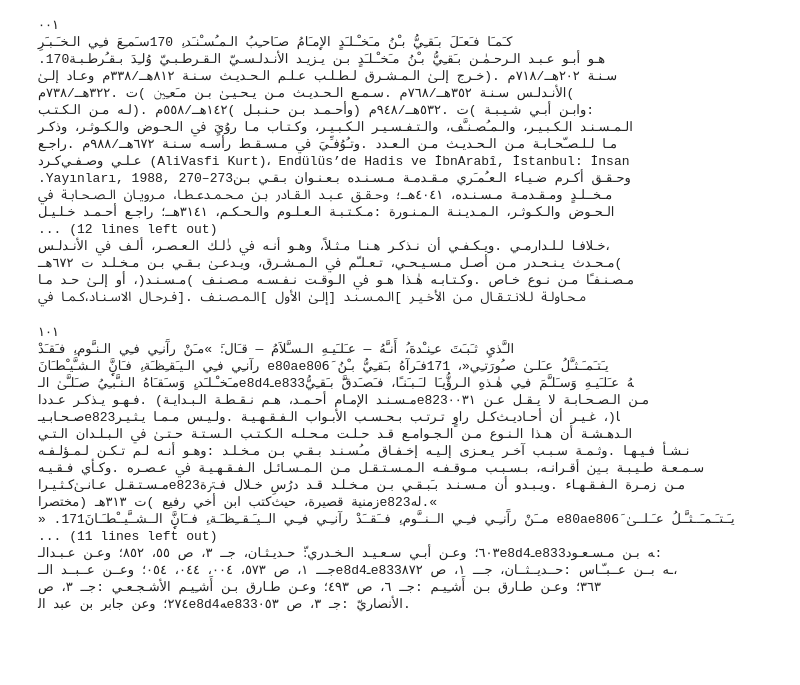
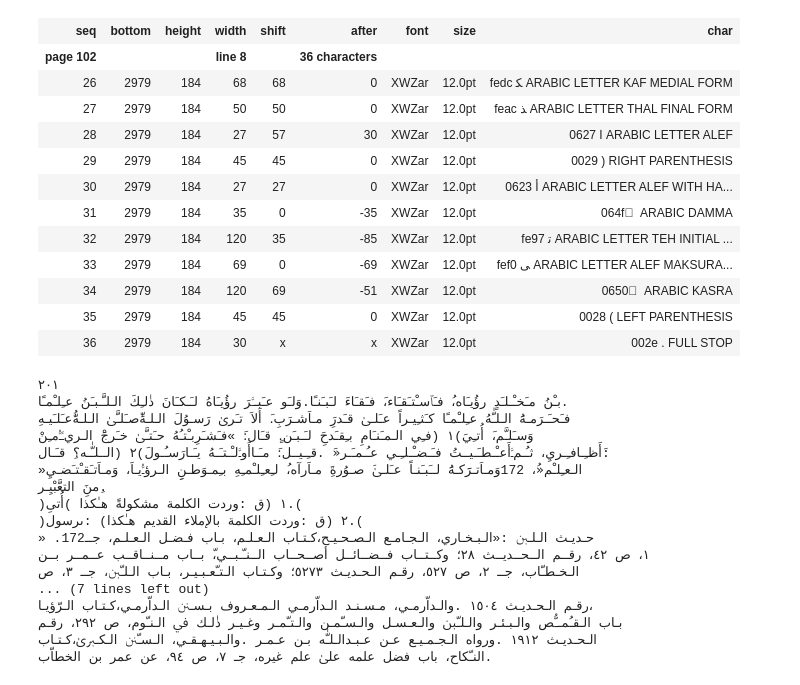
Before and after one commit to among/fusus, a Jupyter notebook: source/getTextPage.ipynb, the cells around one changed output. Drawn from its saved outputs; the diff is of its cells as text; code cells hidden in the pictures; blank space fills up the shorter version.

```diff
--- a/source/getTextPage.ipynb
+++ b/source/getTextPage.ipynb
@@ -95,37 +79,36 @@ Lw.showInfo("100-101", onlyPuas=False, long=False)
+# %%
+Lw.showLines(testPages, 8, "26-81")
+# %% [output]
+| seq | bottom | height | width | shift | after | font | size | char |
+| page 102 |  |  | line 8 |  | 36 characters |  |  |
+| 26 | 2979 | 184 | 68 | 68 | 0 | XWZar | 12.0pt | fedc ﻜ ARABIC LETTER KAF MEDIAL FORM |
+| 27 | 2979 | 184 | 50 | 50 | 0 | XWZar | 12.0pt | feac ﺬ ARABIC LETTER THAL FINAL FORM |
+| 28 | 2979 | 184 | 27 | 57 | 30 | XWZar | 12.0pt | 0627 ا ARABIC LETTER ALEF |
+| 29 | 2979 | 184 | 45 | 45 | 0 | XWZar | 12.0pt | 0029 ) RIGHT PARENTHESIS |
+| 30 | 2979 | 184 | 27 | 27 | 0 | XWZar | 12.0pt | 0623 أ ARABIC LETTER ALEF WITH HA... |
+| 31 | 2979 | 184 | 35 | 0 | -35 | XWZar | 12.0pt | 064f ُ ARABIC DAMMA |
+| 32 | 2979 | 184 | 120 | 35 | -85 | XWZar | 12.0pt | fe97 ﺗ ARABIC LETTER TEH INITIAL ... |
+| 33 | 2979 | 184 | 69 | 0 | -69 | XWZar | 12.0pt | fef0 ﻰ ARABIC LETTER ALEF MAKSURA... |
+| 34 | 2979 | 184 | 120 | 69 | -51 | XWZar | 12.0pt | 0650 ِ ARABIC KASRA |
+| 35 | 2979 | 184 | 45 | 45 | 0 | XWZar | 12.0pt | 0028 ( LEFT PARENTHESIS |
+| 36 | 2979 | 184 | 30 | x | x | XWZar | 12.0pt | 002e . FULL STOP |
 # %%
-Lw.htmlPages("100-101")
+Lw.htmlPages(testPages)
 # %% [output]
-٠٠١
-ﻛـَﻤـَﺎ ﻓـَﻌـَﻞَ ﺑـَﻘـِﻲُّ ﺑـْﻦُ ﻣـَﺨـْـﻠـَﺪٍ اﻻِٕﻣـَﺎمُ ﺻـَﺎﺣـِﺐُ اﻟـﻤـُﺴـْﻨـَﺪ،ِ 170ﺳـَﻤـِﻊَ ﻓـِﻲ اﻟـﺨـَـﺒـَﺮِ
-.170ﻫـﻮ أﺑـﻮ ﻋـﺒـﺪ اﻟـﺮﺣـﻤٰـﻦ ﺑـَﻘـِﻲُّ ﺑـْﻦُ ﻣـَﺨـْـﻠـَﺪٍ ﺑـﻦ ﻳـﺰﻳـﺪ اﻷﻧـﺪﻟـﺴـﻲّ اﻟـﻘـﺮﻃـﺒـﻲّ وُﻟـِﺪَ ﺑـﻘـُﺮﻃـﺒـﺔ
-ﺳـﻨـﺔ ٢٠٢ﻫــ/٧١٨م .(ﺧـﺮج إﻟـﲐ اﻟـﻤـﺸـﺮق ﻟـﻄـﻠـﺐ ﻋـﻠـﻢ اﻟـﺤـﺪﻳـﺚ ﺳـﻨـﺔ ٨١٢ﻫــ/٣٣٨م وﻋـﺎد إﻟـﲐ
-اﻷﻧـﺪﻟـﺲ ﺳـﻨـﺔ ٣٥٢ﻫــ/٧٦٨م .ﺳـﻤـﻊ اﻟـﺤـﺪﻳـﺚ ﻣـﻦ ﻳـﺤـﻴـﲐ ﺑـﻦ ﻣـَﻌـِﲔ )ت .٣٢٢ﻫــ/٧٣٨م(
-واﺑـﻦ أﺑـﻲ ﺷـﻴـﺒـﺔ )ت .٥٣٢ﻫــ/٩٤٨م (وأﺣـﻤـﺪ ﺑـﻦ ﺣـﻨـﺒـﻞ )١٤٢ﻫــ/٥٥٨م .(ﻟـﻪ ﻣـﻦ اﻟـﻜـﺘـﺐ:
-اﻟـﻤـﺴـﻨـﺪ اﻟـﻜـﺒـﻴـﺮ، واﻟـﻤـُﺼـﻨـَّﻒ، واﻟـﺘـﻔـﺴـﻴـﺮ اﻟـﻜـﺒـﻴـﺮ، وﻛـﺘـﺎب ﻣـﺎ روُيَِ ﰲ اﻟـﺤـﻮض واﻟـﻜـﻮﺛـﺮ، وذﻛـﺮ
-ﻣـﺎ ﻟـﻠـﺼـّﺤـﺎﺑـﺔ ﻣـﻦ اﻟـﺤـﺪﻳـﺚ ﻣـﻦ اﻟـﻌـﺪد .وﺗـُﻮُﻓـﱢﻲَ ﰲ ﻣـﺴـﻘـﻂ رأﺳـﻪ ﺳـﻨـﺔ ٦٧٢ﻫــ/٩٨٨م .راﺟـﻊ
-ﻋـﻠـﻲ وﺻـﻔـﻲﻛـﺮد (AliVasfi Kurt)، Endülüs’de Hadis ve İbnArabî, İstanbul: İnsan
-.Yayınları, 1988, 270–273وﺣـﻘـﻖ أﻛـﺮم ﺿـﻴـﺎء اﻟـﻌـُﻤـَﺮي ﻣـﻘـﺪﻣـﺔ ﻣـﺴـﻨـﺪه ﺑـﻌـﻨـﻮان ﺑـﻘـﻲ ﺑـﻦ
-ﻣـﺨــﻠـﺪٍ وﻣـﻘـﺪﻣـﺔ ﻣـﺴـﻨـﺪه، ٤٠٤١ﻫــ؛ وﺣـﻘـﻖ ﻋـﺒـﺪ اﻟـﻘـﺎدر ﺑـﻦ ﻣـﺤـﻤـﺪﻋـﻄـﺎ، ﻣـﺮوﻳـﺎن اﻟـﺼـﺤـﺎﺑـﺔ ﰲ
-اﻟـﺤـﻮض واﻟـﻜـﻮﺛـﺮ، اﻟـﻤـﺪﻳـﻨـﺔ اﻟـﻤـﻨـﻮرة :ﻣـﻜـﺘـﺒـﺔ اﻟـﻌـﻠـﻮم واﻟـﺤـﻜـﻢ، ٣١٤١ﻫــ؛ راﺟـﻊ أﺣـﻤـﺪ ﺧـﻠـﻴـﻞ
-... (12 lines left out)
-ﺧـﻼﻓـﺎ ﻟـﻠـﺪارﻣـﻲ .وﻳـﻜـﻔـﻲ أن ﻧـﺬﻛـﺮ ﻫـﻨـﺎ ﻣـﺜـﻼً، وﻫـﻮ أﻧـﻪ ﰲ ذٰﻟـﻚ اﻟـﻌـﺼـﺮ، أﻟـﻒ ﰲ اﻷﻧـﺪﻟـﺲ،
-ﻣـﺤـﺪث ﻳـﻨـﺤـﺪر ﻣـﻦ أﺻـﻞ ﻣـﺴـﻴـﺤـﻲ، ﺗـﻌـﻠـّﻢ ﰲ اﻟـﻤـﺸـﺮق، وﻳـﺪﻋـﲐ ﺑـﻘـﻲ ﺑـﻦ ﻣـﺨـﻠـﺪ ت ٦٧٢ﻫــ(
-ﻣـﺼـﻨـﻔـًﺎ ﻣـﻦ ﻧـﻮع ﺧـﺎص .وﻛـﺘـﺎﺑـﻪ ﻫٰـﺬا ﻫـﻮ ﰲ اﻟـﻮﻗـﺖ ﻧـﻔـﺴـﻪ ﻣـﺼـﻨـﻒ )ﻣـﺴـﻨـﺪ(، أو إﻟـﲐ ﺣـﺪ ﻣـﺎ
-ﻣـﺤـﺎوﻟـﺔ ﻟـﻼﻧـﺘـﻘـﺎل ﻣـﻦ اﻷﺧـﻴـﺮ ]اﻟـﻤـﺴـﻨـﺪ [إﻟـﲐ اﻷول ]اﻟـﻤـﺼـﻨـﻒ .[ﻓـﺮﺣـﺎل اﻻﺳـﻨـﺎد،ﻛـﻤـﺎ ﰲ
+٢٠١
+ﺑـْﻦُ ﻣـَﺨـْـﻠـَﺪٍ رؤُﻳـَﺎه،ُ ﻓـَﭑﺳـْﺘـَﻘـَﺎء،َ ﻓـَﻘـَﺎءَ ﻟـَﺒـَﻨـًﺎ.وَﻟـَﻮ ﻋـَﺒـﳲﺮَ رؤُﻳـَﺎهُ ﻟـَـﻜـَﺎنَ ذٰﻟـِﻚَ اﻟـﻠـَّـﺒـَﻦُ ﻋـِﻠـْﻤـًﺎ.
+ﻓـَﺤـَـﺮَﻣـﻪَُ اﻟـﻠـّٰﻪُ ﻋـِﻠـْﻤـًﺎ ﻛـَﺜـِﻴـﺮاً ﻋـَﻠـﲐ ﻗـَﺪرَِ ﻣـﺎَﺷـﺮَبِ.َ أَﻻَ ﺗـَﺮﱝ رَﺳـﻮُلَ اﻟـﻠـﻪِّٰﺻـَﻠـَّﲐ اﻟـﻠـﻪُّٰﻋـَﻠـَﻴـﻪِ
+وَﺳـَﻠـَّﻢ،َ أُﺗـِﻲَ)١ (ﻓـِﻲ اﻟـﻤـَﻨـَﺎمِ ﺑـِﻘـَﺪحَِ ﻟـَـﺒـَﻦ.ٍ ﻗـَﺎل:َ »ﻓـَﺸـَﺮِﺑـْﺘـُﻪُ ﺣـَﺘـَّﲐ ﺧـَﺮجَْ اﻟـﺮيﳴﳳﻣـِﻦْ
+أَﻇـِـﺎﻓـِـﺮيِ، ﺛـُـﻢﳲأَﻋـْـﻄـَـﻴــﺖُ ﻓـَـﻀـْـﻠـِـﻲ ﻋـُـﻤـَـﺮ«َ .ﻗـِـﻴــﻞ:َ ﻣـَـﺎأَوﳲﻟـْـﺘـَـﻪُ ﻳـَـﺎرَﺳـُـﻮلَ)٢ (اﻟــﻠـّٰـﻪ؟ِ ﻗـَـﺎل:َ
+»اﻟـﻌـِﻠـْﻢ«ُ، 172وَﻣـﺎَﺗـﺮََﻛـﻪَُ ﻟــَﺒـَﻨـﺎً ﻋـَﻠـﲐَ ﺻـﻮُرةَِ ﻣـﺎَرآه،ُ ﻟـِﻌـِﻠـْﻤـِﻪِ ﺑـِﻤـﻮَﻃـﻦِِ اﻟـﺮؤﳳﻳـﺎَ، وَﻣـﺎَﺗـَﻘـْﺘـَﻀـﻲِ
+ﻣﻦَِ اﻟﺘﻌَّﺒْﻴِـﺮ.ِ
+)١ (ق :وردت اﻟﻜﻠﻤﺔ ﻣﺸﻜﻮﻟﺔً ﻫـٰﻜﺬا )أُﺗﻰِ.(
+)٢ (ق :وردت اﻟﻜﻠﻤﺔ ﺑﺎﻹﻣﻼء اﻟﻘﺪﻳﻢ ﻫـٰﻜﺬا) :ﯨﺮﺳﻮل.(
+» .172ﺣـﺪﻳـﺚ اﻟـﻠـﱭ :«اﻟـﺒـﺨـﺎري، اﻟـﺠـﺎﻣـﻊ اﻟـﺼـﺤـﻴـﺢ،ﻛـﺘـﺎب اﻟـﻌـﻠـﻢ، ﺑـﺎب ﻓـﻀـﻞ اﻟـﻌـﻠـﻢ، ﺟــ
+١، ص ٤٢، رﻗــﻢ اﻟــﺤــﺪﻳــﺚ ٢٨؛ وﻛــﺘــﺎب ﻓــﻀــﺎﺋــﻞ أﺻــﺤــﺎب اﻟــﻨـّـﺒــﻲ،ّ ﺑــﺎب ﻣــﻨــﺎﻗــﺐ ﻋــﻤــﺮ ﺑــﻦ
+اﻟـﺨـﻄـّﺎب، ﺟــ ٢، ص ٥٢٧، رﻗـﻢ اﻟـﺤـﺪﻳـﺚ ٥٢٧٣؛ وﻛـﺘـﺎب اﻟـﺘـّﻌـﺒـﻴـﺮ، ﺑـﺎب اﻟـﻠـّﱭ، ﺟــ ٣، ص
+... (7 lines left out)
+رﻗـﻢ اﻟـﺤـﺪﻳـﺚ ١٥٠٤ .واﻟـﺪاّرﻣـﻲ، ﻣـﺴـﻨـﺪ اﻟـﺪاّرﻣـﻲ اﻟـﻤـﻌـﺮوف ﺑـﺴـﲍ اﻟـﺪاّرﻣـﻲ،ﻛـﺘـﺎب اﻟـﺮّؤﻳـﺎ،
+ﺑـﺎب اﻟـﻘـُﻤـﳳﺺ واﻟـﺒـﺌـﺮ واﻟـﻠـّﱭ واﻟـﻌـﺴـﻞ واﻟـﺴـّﻤـﻦ واﻟـﺘـّﻤـﺮ وﻏـﻴـﺮ ذٰﻟـﻚ ﰲ اﻟـﻨـّﻮم، ص ٢٩٢، رﻗـﻢ
+اﻟـﺤـﺪﻳـﺚ ١٩١٢ .ورواه اﻟـﺠـﻤـﻴـﻊ ﻋـﻦ ﻋـﺒـﺪاﻟـﻠـّٰﻪ ﺑـﻦ ﻋـﻤـﺮ .واﻟـﺒـﻴـﻬـﻘـﻲ، اﻟـﺴـّﲍ اﻟـﻜـﱪﱝ،ﻛـﺘـﺎب
+اﻟﻨـّﻜﺎح، ﺑﺎب ﻓﻀﻞ ﻋﻠﻤﻪ ﻋﻠﲐ ﻋﻠﻢ ﻏﻴﺮه، ﺟـ ٧، ص ٩٤، ﻋﻦ ﻋﻤﺮ ﺑﻦ اﻟﺨﻄﺎّب.
-١٠١
-اﻟـَّﺬيِ ﺛـَﺒـَﺖَ ﻋـِﻨـْﺪهَ،ُ أَﻧـَّﻪُ ― ﻋـَﻠـَﻴـﻪِ اﻟـﺴـَّﻼَمُ ― ﻗـَﺎل:َ »ﻣـَﻦْ رآَﻧـِﻲ ﻓـِﻲ اﻟـﻨـَّﻮم،ِ ﻓـَﻘـَﺪْ
-رآﻧـِﻲ ﻓـِﻲ اﻟـﻴـَﻘـِﻈـَﺔ،ِ ﻓـَﺎنَِّٕ اﻟـﺸـَّﻴـْﻄـَﺎنَ e80ae806َ ﻳـَﺘـَﻤـَـﺜـَّﻞُ ﻋـَﻠـﲐ ﺻـُﻮرَﺗـِﻲ«، 171ﻓـَﺮآهُ ﺑـَﻘـِﻲُّ ﺑـْﻦُ
-ﻣـَﺨـْـﻠـَﺪ،ٍ وَﺳـَﻘـَﺎهُ اﻟـﻨـَّﺒـِﻲُ ﺻـَﻠـَّﲐ اﻟـe8d4ـe833ﻪُ ﻋـَﻠـَﻴـﻪِ وَﺳـَﻠـَّﻢَ ﻓـِﻲ ﻫٰـﺬهِِ اﻟـﺮؤُّﻳـَﺎ ﻟـَـﺒـَﻨـًﺎ، ﻓـَﺼـَﺪقََّ ﺑـَﻘـِﻲُّ
-ﻣـﺴـﻨـﺪ اﻹﻣـﺎم أﺣـﻤـﺪ، ﻫـﻢ ﻧـﻘـﻄـﺔ اﻟـﺒـﺪاﻳـﺔ) .ﻓـﻬـﻮ ﻳـﺬﻛـﺮ ﻋـﺪداe823ﻣـﻦ اﻟـﺼـﺤـﺎﺑـﺔ ﻻ ﻳـﻘـﻞ ﻋـﻦ ٠٠٣١
-ﺻـﺤـﺎﺑـﻴـe823ﺎ(، ﻏـﻴـﺮ أن أﺣـﺎدﻳـﺚﻛـﻞ راوٍ ﺗـﺮﺗـﺐ ﺑـﺤـﺴـﺐ اﻷﺑـﻮاب اﻟـﻔـﻘـﻬـﻴـﺔ .وﻟـﻴـﺲ ﻣـﻤـﺎ ﻳـﺜـﻴـﺮ
-اﻟـﺪﻫـﺸـﺔ أن ﻫـﺬا اﻟـﻨـﻮع ﻣـﻦ اﻟـﺠـﻮاﻣـﻊ ﻗـﺪ ﺣـﻠـﺖ ﻣـﺤـﻠـﻪ اﻟـﻜـﺘـﺐ اﻟـﺴـﺘـﺔ ﺣـﺘـﲐ ﰲ اﻟـﺒـﻠـﺪان اﻟـﺘـﻲ
-ﻧـﺸـﺄ ﻓـﻴـﻬـﺎ .وﺛـﻤـﺔ ﺳـﺒـﺐ آﺧـﺮ ﻳـﻌـﺰى إﻟـﻴـﻪ إﺧـﻔـﺎق ﻣـُﺴـﻨـﺪ ﺑـﻘـﻲ ﺑـﻦ ﻣـﺨـﻠـﺪ :وﻫـﻮ أﻧـﻪ ﻟـﻢ ﺗـﻜـﻦ ﻟـﻤـﺆﻟـﻔـﻪ
-ﺳـﻤـﻌـﺔ ﻃـﻴـﺒـﺔ ﺑـﲔ أﻗـﺮاﻧـﻪ، ﺑـﺴـﺒـﺐ ﻣـﻮﻗـﻔـﻪ اﻟـﻤـﺴـﺘـﻘـﻞ ﻣـﻦ اﻟـﻤـﺴـﺎﺋـﻞ اﻟـﻔـﻘـﻬـﻴـﺔ ﰲ ﻋـﺼـﺮه .وﻛـﺄي ﻓـﻘـﻴـﻪ
-ﻣـﺴـﺘـﻘـﻞ ﻋـﺎﻧـﲐﻛـﺜـﻴـﺮاe823ﻣـﻦ زﻣـﺮة اﻟـﻔـﻘـﻬـﺎء .وﻳـﺒـﺪو أن ﻣـﺴـﻨـﺪ ﺑـَﺒـﻘـﻲ ﺑـﻦ ﻣـﺨـﻠـﺪ ﻗـﺪ درُسِ ﺧـﻼل ﻓـﱰة
-زﻣﻨﻴﺔ ﻗﺼﻴﺮة، ﺣﻴﺚﻛﺘﺐ اﺑﻦ أﺧﻲ رﻓﻴﻊ )ت ٣١٣ﻫـ (ﻣﺨﺘﺼﺮاe823ﻟﻪ.«
-» .171ﻣــَﻦْ رآَﻧـِـﻲ ﻓـِـﻲ اﻟــﻨــَّﻮم،ِ ﻓــَﻘــَﺪْ رآﻧـِـﻲ ﻓـِـﻲ اﻟــﻴـَـﻘــِﻈـَـﺔ،ِ ﻓــَﺎنَِّٕ اﻟــﺸــَّﻴــْﻄـَـﺎنَ e80ae806َ ﻳـَـﺘـَـﻤـَــﺜـَّـﻞُ ﻋـَـﻠــﲐ
-... (11 lines left out)
-٦٠٣؛ وﻋـﻦ أﺑـﻲ ﺳـﻌـﻴـﺪ اﻟـﺨـﺪري:ّ ﺣـﺪﻳـﺜـﺎن، ﺟــ ٣، ص ٥٥، ٨٥٢؛ وﻋـﻦ ﻋـﺒـﺪاﻟـe8d4ـe833ﻪ ﺑـﻦ ﻣـﺴـﻌـﻮد:
-ﺟـــ ١، ص ٥٧٣، ٠٠٤، ٠٤٤، ٠٥٤؛ وﻋــﻦ ﻋــﺒــﺪ اﻟــe8d4ـe833ـﻪ ﺑــﻦ ﻋــﺒـّـﺎس :ﺣــﺪﻳــﺜــﺎن، ﺟـــ ١، ص ٨٧٢،
-٣٦٣؛ وﻋـﻦ ﻃـﺎرق ﺑـﻦ أَﺷـِﻴـﻢ :ﺟــ ٦، ص ٤٩٣؛ وﻋـﻦ ﻃـﺎرق ﺑـﻦ أَﺷـِﻴـﻢ اﻷﺷـﺠـﻌـﻲ :ﺟــ ٣، ص
-٢٧٤؛ وﻋﻦ ﺟﺎﺑﺮ ﺑﻦ ﻋﺒﺪ اﻟe8d4ﻪe833اﻷﻧﺼﺎريّ :ﺟـ ٣، ص ٠٥٣.
```
Also changed, not shown: parts of 13 cells of this notebook, 1 other file.
